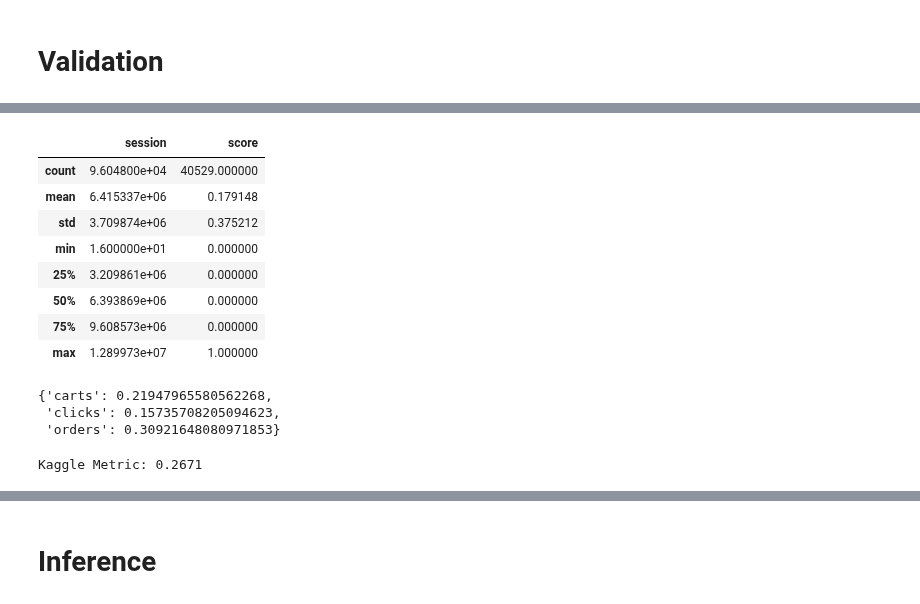
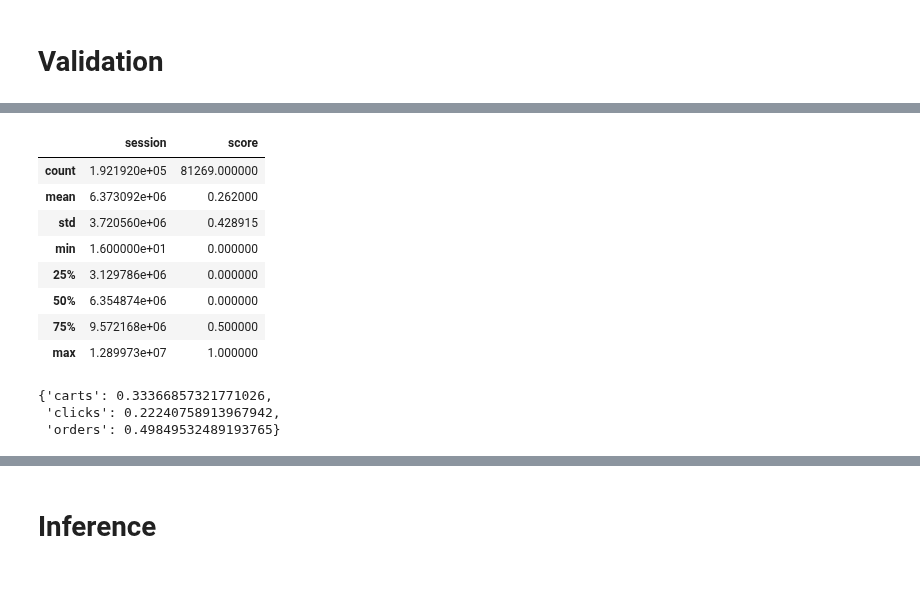
Before and after one commit to EnricRovira/025_Kaggle-OTTO-Recsys-2022, a Jupyter notebook: 1_Scripts/1_Model_v0.4.ipynb, the cells around one changed output, grey strips where cells are left out. Cells and saved outputs as stored; diff of their text form; code cells hidden in the pictures.

```diff
--- a/1_Scripts/1_Model_v0.4.ipynb
+++ b/1_Scripts/1_Model_v0.4.ipynb
@@ -200,7 +206,8 @@ class Bert4RecDataLoader:
         seq_time_encoding = tf.concat([seq_time_encoding, tf.zeros((1, tf.shape(seq_time_encoding)[1]), tf.float32)], axis=0)
         seq_recency = tf.concat([seq_recency, tf.zeros((1, tf.shape(seq_recency)[1]), tf.float32)], axis=0)
         ###
-        seq_items, pad_mask = self.pad_sequence(seq_items, maxlen=self.seq_len, return_pad_mask=True, dtype=tf.int64)
+        idx_masked = tf.clip_by_value(tf.shape(seq_items)[0], 0, self.seq_len-1)
+        seq_items, _ = self.pad_sequence(seq_items, maxlen=self.seq_len, return_pad_mask=True, dtype=tf.int64)
         seq_type = self.pad_sequence(seq_type, maxlen=self.seq_len, return_pad_mask=False, dtype=tf.int64)
         seq_time_encoding = self.pad_sequence(seq_time_encoding, maxlen=self.seq_len, return_pad_mask=False, dtype=tf.float32)
         seq_recency = self.pad_sequence(seq_recency, maxlen=self.seq_len, return_pad_mask=False, dtype=tf.float32)
@@ -210,7 +217,7 @@ class Bert4RecDataLoader:
         if self.get_session:
             seq_items_target_all = self.pad_sequence(seq_items_target_raw[:self.seq_len_target], maxlen=self.seq_len_target, return_pad_mask=False, dtype=tf.int64)
             seq_type_target_all = self.pad_sequence(seq_type_target_raw[:self.seq_len_target], maxlen=self.seq_len_target, return_pad_mask=False, dtype=tf.int64)
-            return (seq_items, seq_type, seq_time_encoding, seq_recency), (seq_items_target_all[:, 0], seq_type_target_all[:, 0]), session
+            return (seq_items, seq_type, seq_time_encoding, seq_recency), (seq_items_target_all[:, 0], seq_type_target_all[:, 0], idx_masked), session
 
         return (seq_items, seq_type, seq_time_encoding, seq_recency), seq_items_target[:, 0]
 
@@ -223,20 +230,21 @@ class Bert4RecDataLoader:
         seq_type = seq_type[-self.seq_len:, :]
         seq_time_encoding = seq_time_encoding[-self.seq_len:, :]
         seq_recency = seq_recency[-self.seq_len:, :]
-        #Mask last position
+        idx_masked = tf.clip_by_value(tf.shape(seq_items)[0], 0, self.seq_len-1)
+        # Mask last position
         seq_items = tf.concat([seq_items, tf.zeros((1, tf.shape(seq_items)[1]), tf.int64)], axis=0)
         seq_type = tf.concat([seq_type, tf.zeros((1, tf.shape(seq_type)[1]), tf.int64)], axis=0)
         seq_time_encoding = tf.concat([seq_time_encoding, tf.zeros((1, tf.shape(seq_time_encoding)[1]), tf.float32)], axis=0)
         seq_recency = tf.concat([seq_recency, tf.zeros((1, tf.shape(seq_recency)[1]), tf.float32)], axis=0)
         ###
-        seq_items, pad_mask = self.pad_sequence(seq_items, maxlen=self.seq_len, return_pad_mask=True, dtype=tf.int64)
+        seq_items, _ = self.pad_sequence(seq_items, maxlen=self.seq_len, return_pad_mask=True, dtype=tf.int64)
         seq_type = self.pad_sequence(seq_type, maxlen=self.seq_len, return_pad_mask=False, dtype=tf.int64)
         seq_time_encoding = self.pad_sequence(seq_time_encoding, maxlen=self.seq_len, return_pad_mask=False, dtype=tf.float32)
         seq_recency = self.pad_sequence(seq_recency, maxlen=self.seq_len, return_pad_mask=False, dtype=tf.float32)
         if self.get_session:
-            return (seq_items, seq_type, seq_time_encoding, seq_recency), tf.zeros(tf.shape(seq_items)), session
+            return (seq_items, seq_type, seq_time_encoding, seq_recency), idx_masked, session
 
-        return (seq_items, seq_type, seq_time_encoding, seq_recency), tf.zeros(tf.shape(seq_items))
+        return (seq_items, seq_type, seq_time_encoding, seq_recency), idx_masked
 
 
     def make_transforms_train(self, dict_context, dict_sequences):
@@ -883,16 +923,16 @@ def get_score_metric(y_true, y_pred, type_target, k=20):
     return score
 
 tf.keras.backend.clear_session()
-# model = build_model_bert4Rec(num_items=BERT4REC_CONFIG.num_items, model_cfg=BERT4REC_CONFIG)
-# ckpt = tf.train.Checkpoint(model=model)
-# ckpt.restore(tf.train.latest_checkpoint(f'../2_Models/model_bert4rec_complete_0.6_v11/checkpoints'))
+model = build_model_bert4Rec(num_items=BERT4REC_CONFIG.num_items, model_cfg=BERT4REC_CONFIG)
+ckpt = tf.train.Checkpoint(model=model)
+ckpt.restore(tf.train.latest_checkpoint(f'../2_Models/model_bert4rec_complete_0.7/checkpoints'))
 # model = models.load_model('../2_Models/seq_len10_model_bert4rec_complete_v0.4_finetuned/', compile=False)
 list_paths_val = ['../tfrecords/tfrecords_v0.4/na_split=val/' + x for x in os.listdir('../tfrecords/tfrecords_v0.4/na_split=val')]
 val_dataloader = Bert4RecDataLoader(list_paths_val,
                                      num_items=NUM_ITEMS,
                                      seq_len=20,
                                      seq_len_target=20,
-                                     batch_size=16,
+                                     batch_size=64,
                                      mask_prob=0.0,
                                      reverse_prob=0.0,
                                      is_val=True,
@@ -905,8 +945,8 @@ list_sessions, list_predictions, list_trues, list_types = [], [], [], []
 for num_batch, batch in enumerate(tqdm(val_dataloader)):
     features, targets, session = batch
     seq_items, seq_type, seq_time, seq_recency = features
-    target, type_target = targets
-    idxs = tf.argmin(seq_items[:, :, 0], 1).numpy()
+    target, type_target, idx_mask = targets
+    idxs = idx_mask.numpy() #tf.argmin(seq_items[:, :, 0], 1).numpy()
     for type_ in ['clicks', 'carts', 'orders']:
         seq_type_new = [tf.concat([
                         seq_type[i, :ix],
@@ -924,7 +964,7 @@ for num_batch, batch in enumerate(tqdm(val_dataloader)):
         list_predictions.append(topk_idxs)
         list_types.append([type_ for _ in range(seq_items.shape[0])])
         list_trues = list_trues + labels
-    if num_batch==2_000:
+    if num_batch==1_000:
         break
 
 df_val = pd.DataFrame({
@@ -942,22 +982,23 @@ display(dict_scores)
 kaggle_metric = 0.1*dict_scores['clicks'] + 0.3*dict_scores['carts'] + 0.6*dict_scores['orders']
 print(f'Kaggle Metric: {kaggle_metric:.4f}')
 
-# v0.4_finetuned seqlen=10
-# {'carts': 0.23272587826464677,
-#  'clicks': 0.16818629058707774,
-#  'orders': 0.31957377011651095}
-# Kaggle Metric: 0.2783808
 
-# model_bert4rec_complete_0.4.1 - ckpt42
-# mean = 0.202564
-# {'carts': 0.2417327288193879,
-#  'clicks': 0.18081338143653658,
-#  'orders': 0.33429939670611314}
-# Kaggle Metric: 0.2912
+# (seq_len=20)model_bert4rec_complete_0.7 - ckpt14
+# {'carts': 0.3439392821182184,
+#  'clicks': 0.23017664376840039,
+#  'orders': 0.5087165589251029}
+# Kaggle Metric: 0.4314
 
-# (seq_len=20)model_bert4rec_complete_0.5 - ckpt10
-# {'carts': 0.2597342763878702,
-#  'clicks': 0.18694624926166567,
-#  'orders': 0.3624662713766583}
-# Kaggle Metric: 0.3141
+# (seq_len=20)model_bert4rec_complete_0.7 - ckpt27
+# {'carts': 0.3470019827927542,
+#  'clicks': 0.23410206084396468,
+#  'orders': 0.514586102958196}
+# Kaggle Metric: 0.4363
+
+# import wandb
+# api = wandb.Api()
+
+# run = api.run("<path to run>")
+# run.summary["kaggle_metric"] = metric
+# run.update()
 # %% [output]
@@ -964,13 +1022,12 @@ print(f'Kaggle Metric: {kaggle_metric:.4f}')
 |  | session | score |
-| count | 9.604800e+04 | 40529.000000 |
-| mean | 6.415337e+06 | 0.179148 |
-| std | 3.709874e+06 | 0.375212 |
+| count | 1.921920e+05 | 81269.000000 |
+| mean | 6.373092e+06 | 0.262000 |
+| std | 3.720560e+06 | 0.428915 |
 | min | 1.600000e+01 | 0.000000 |
-| 25% | 3.209861e+06 | 0.000000 |
-| 50% | 6.393869e+06 | 0.000000 |
-| 75% | 9.608573e+06 | 0.000000 |
+| 25% | 3.129786e+06 | 0.000000 |
+| 50% | 6.354874e+06 | 0.000000 |
+| 75% | 9.572168e+06 | 0.500000 |
 | max | 1.289973e+07 | 1.000000 |
-{'carts': 0.21947965580562268,
- 'clicks': 0.15735708205094623,
- 'orders': 0.30921648080971853}
-Kaggle Metric: 0.2671
+{'carts': 0.33366857321771026,
+ 'clicks': 0.22240758913967942,
+ 'orders': 0.49849532489193765}
```
Also changed, not shown: parts of 10 cells of this notebook.
